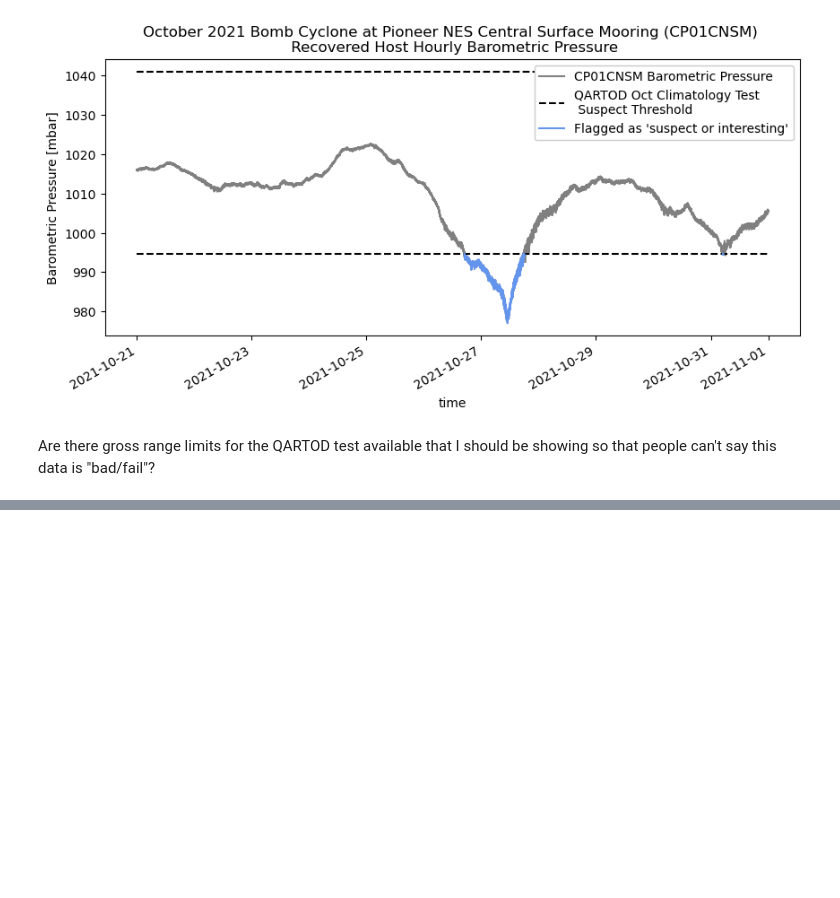
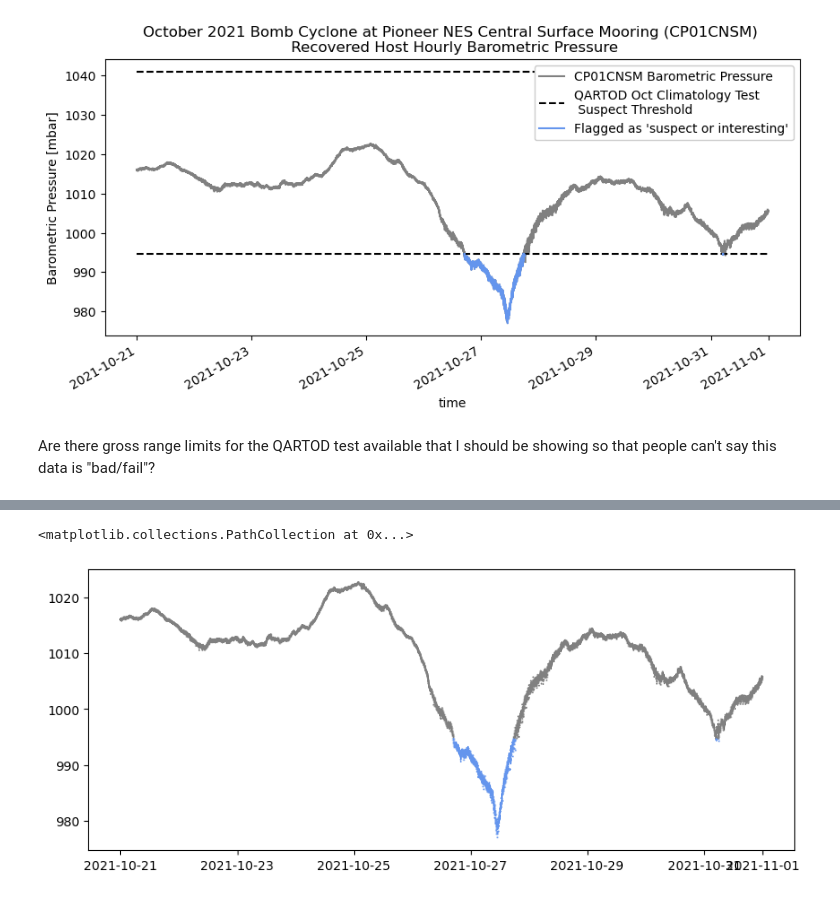
Before and after one commit to cooleyky/pioneer_array_metbk_storms, a Jupyter notebook: notebooks/01-Plot_Bomb_Cyclone.ipynb, the cells around one changed output, grey strips where cells are left out. Drawn from its saved outputs; the diff is of its cells as text; code cells hidden in the pictures; blank space fills up the shorter version.

Commit message:
Recreate bomb cyclone plot with QARTOD flags in production

```diff
--- a/notebooks/01-Plot_Bomb_Cyclone.ipynb
+++ b/notebooks/01-Plot_Bomb_Cyclone.ipynb
@@ -129,5 +163,12 @@ Are there gross range limits for the QARTOD test available that I should be show
 # %%
-# Parse barometric pressure qc results to check for QARTOD flags
-# Just kidding. None of the parameters in the dataset are named with "qartod"
-# so the tests have not yet been applied to this dataset yet (as of 26 Dec 2023)
-# We'll check back later/when I hear that the parameters should be available
+# Import data from OOINet THREDDS server
+# The QARTOD flags haven't been added to datasets in the gold copy or kdata servers yet
+refdes = 'CP01CNSM-SBD11-06-METBKA000'
+site, node, sensor = refdes.split('-',2)
+method = 'recovered_host'
+stream = 'metbk_hourly'
+deploy = 14
+# metbk = load_kdata(site, node, sensor, method, stream, tag=('*deployment%04d*.nc' % deploy))
+# %%
+# Make asynchronous M2M request
+data = m2m_request(site, node, sensor, method, stream)
@@ -133,0 +193,3 @@ Are there gross range limits for the QARTOD test available that I should be show
+# %%
+# Download data via M2M API
+metbk_m2m = m2m_collect(data, tag=('.*deployment%04d.*\.nc$' % deploy))
@@ -133,0 +219,13 @@ Are there gross range limits for the QARTOD test available that I should be show
+# %%
+# Make barometric pressure and QARTOD results flag variables for
+# the same time period as the abstract figure
+atm_pres = metbk_m2m["barometric_pressure"].sel(time=slice('2021-10-21','2021-10-31'))
+atm_pres_flag = metbk_m2m["barometric_pressure_qartod_results"].sel(time=slice('2021-10-21','2021-10-31'))
+# %%
+# Create a scatter plot of barometric pressure with color from the flag value
+plt.figure(figsize=(10,4))
+plt.scatter(atm_pres['time'], atm_pres.values, s=2, edgecolors='none',
+            c=atm_pres_flag.values, cmap=ListedColormap(['gray', 'cornflowerblue']))
+# %% [output]
+<matplotlib.collections.PathCollection at 0x...>
+[figure, added]
```
Also changed, not shown: parts of 11 cells of this notebook, 1 other file.
